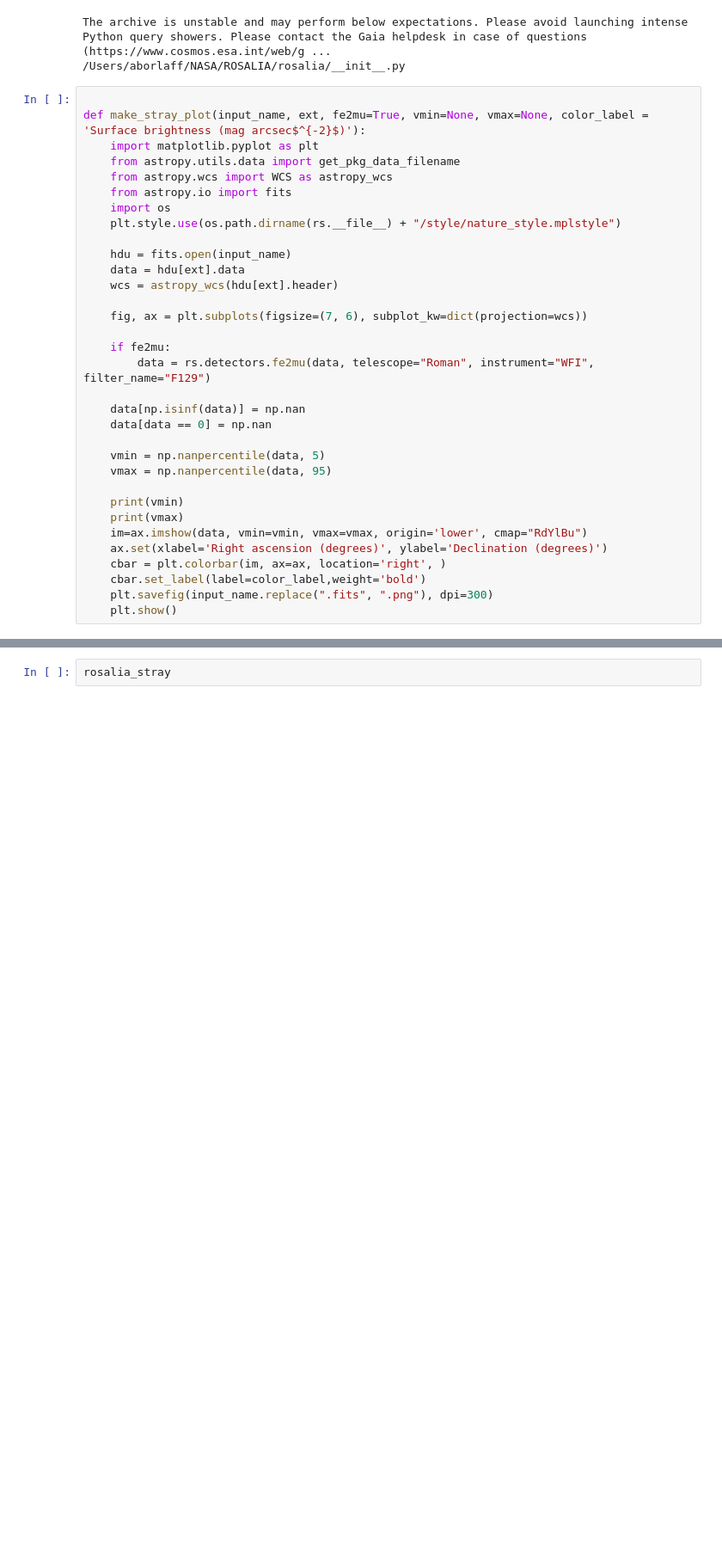
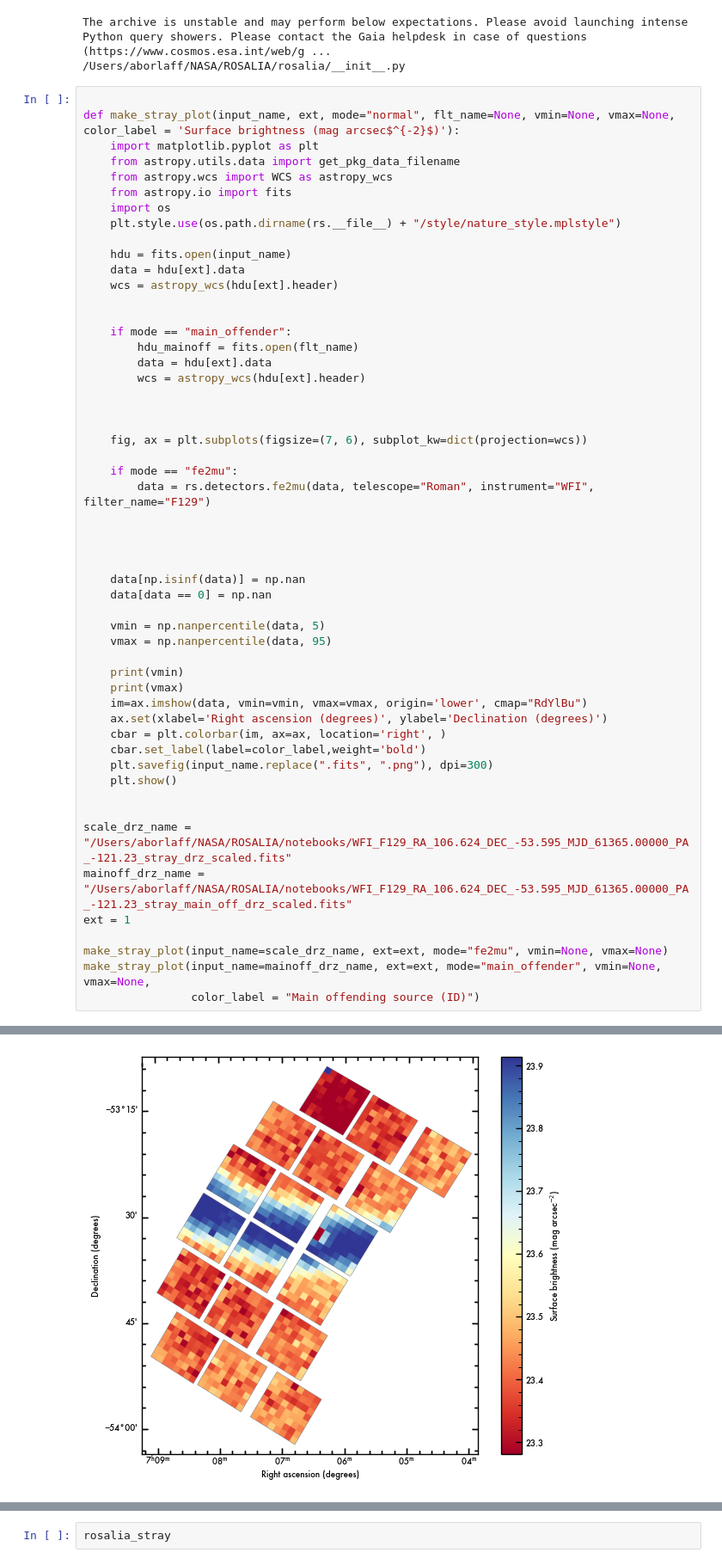
Before and after one commit to Borlaff/ROSALIA, a Jupyter notebook: notebooks/R2_CAR171_Canopus.ipynb, the cells around one changed output, grey strips where cells are left out. Shown at 86% size. Drawn from its saved outputs; the diff is of its cells as text; blank space fills up the shorter version.

```diff
--- a/notebooks/R2_CAR171_Canopus.ipynb
+++ b/notebooks/R2_CAR171_Canopus.ipynb
@@ -16,7 +16,7 @@ The archive is unstable and may perform below expectations. Please avoid launchi
 /Users/aborlaff/NASA/ROSALIA/rosalia/__init__.py
 # %%
 
-def make_stray_plot(input_name, ext, fe2mu=True, vmin=None, vmax=None, color_label = 'Surface brightness (mag arcsec$^{-2}$)'):
+def make_stray_plot(input_name, ext, mode="normal", flt_name=None, vmin=None, vmax=None, color_label = 'Surface brightness (mag arcsec$^{-2}$)'):
     import matplotlib.pyplot as plt
     from astropy.utils.data import get_pkg_data_filename
     from astropy.wcs import WCS as astropy_wcs
@@ -28,10 +28,21 @@ def make_stray_plot(input_name, ext, fe2mu=True, vmin=None, vmax=None, color_lab
     data = hdu[ext].data
     wcs = astropy_wcs(hdu[ext].header)
 
+
+    if mode == "main_offender":
+        hdu_mainoff = fits.open(flt_name)
+        data = hdu[ext].data
+        wcs = astropy_wcs(hdu[ext].header)
+
+
+
     fig, ax = plt.subplots(figsize=(7, 6), subplot_kw=dict(projection=wcs))
 
-    if fe2mu:
+    if mode == "fe2mu":
         data = rs.detectors.fe2mu(data, telescope="Roman", instrument="WFI", filter_name="F129")
+
+
+
 
     data[np.isinf(data)] = np.nan
     data[data == 0] = np.nan
@@ -47,3 +58,13 @@ def make_stray_plot(input_name, ext, fe2mu=True, vmin=None, vmax=None, color_lab
     cbar.set_label(label=color_label,weight='bold')
     plt.savefig(input_name.replace(".fits", ".png"), dpi=300)
     plt.show()
+
+
+scale_drz_name = "/Users/aborlaff/NASA/ROSALIA/notebooks/WFI_F129_RA_106.624_DEC_-53.595_MJD_61365.00000_PA_-121.23_stray_drz_scaled.fits"
+mainoff_drz_name = "/Users/aborlaff/NASA/ROSALIA/notebooks/WFI_F129_RA_106.624_DEC_-53.595_MJD_61365.00000_PA_-121.23_stray_main_off_drz_scaled.fits"
+ext = 1
+
+make_stray_plot(input_name=scale_drz_name, ext=ext, mode="fe2mu", vmin=None, vmax=None)
+make_stray_plot(input_name=mainoff_drz_name, ext=ext, mode="main_offender", vmin=None, vmax=None,
+                color_label = "Main offending source (ID)")
+# %% [output]
@@ -49,0 +74 @@ def make_stray_plot(input_name, ext, fe2mu=True, vmin=None, vmax=None, color_lab
+[figure, added]
```
Also changed, not shown: parts of 6 cells of this notebook, 5 other files.
